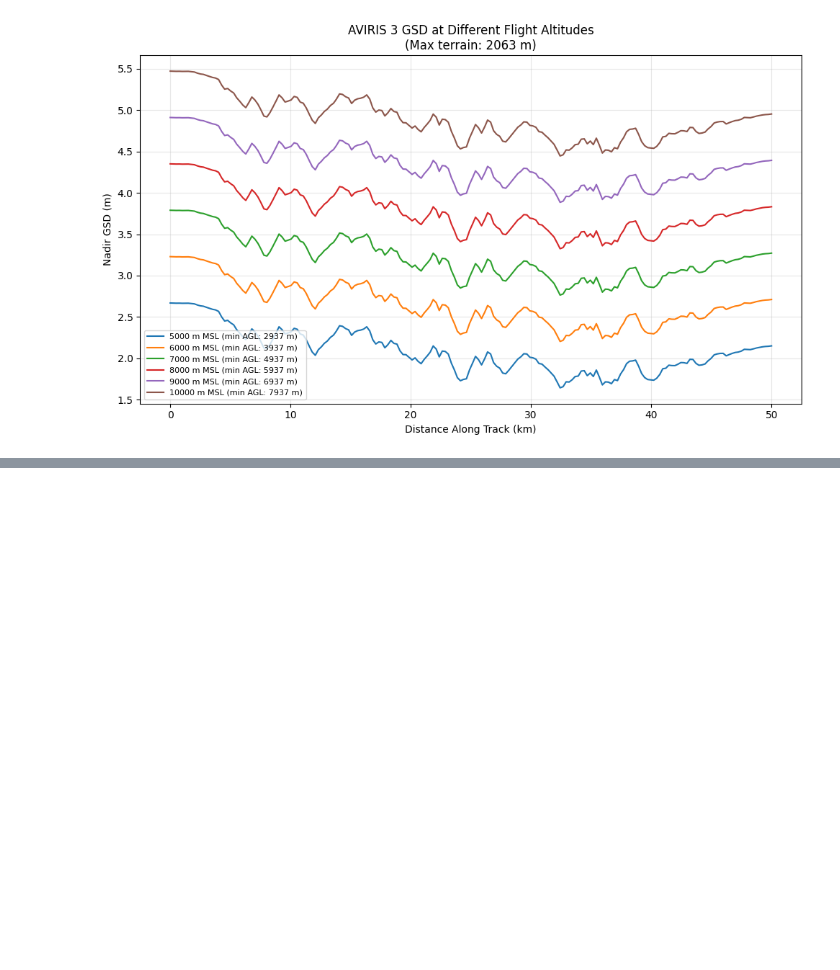
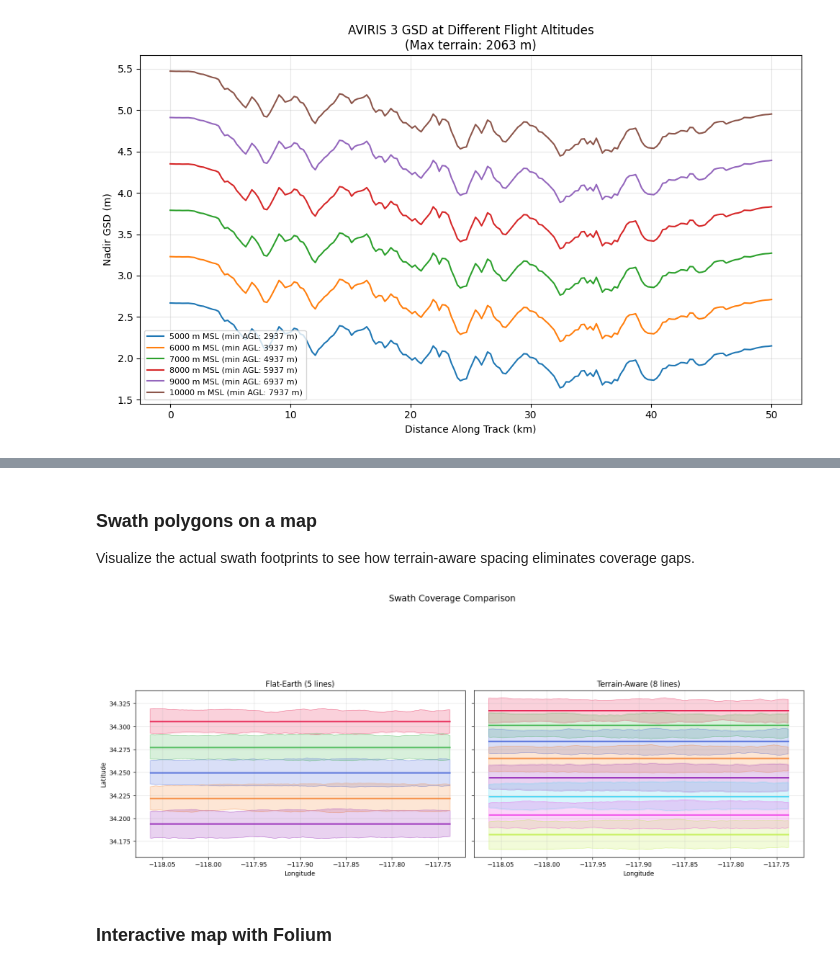
Before and after one commit to ryanpavlick/hyplan, a Jupyter notebook: notebooks/terrain_aware_planning.ipynb, the cells around one changed output, grey strips where cells are left out. Cells and saved outputs as stored; diff of their text form; code cells hidden in the pictures; blank space fills up the shorter version.

```diff
--- a/notebooks/terrain_aware_planning.ipynb
+++ b/notebooks/terrain_aware_planning.ipynb
@@ -185,0 +389,39 @@ plt.show()
+# %% [markdown]
+### Swath polygons on a map
+
+Visualize the actual swath footprints to see how terrain-aware spacing
+eliminates coverage gaps.
+# %%
+colors = ["#e6194b", "#3cb44b", "#4363d8", "#f58231", "#911eb4",
+          "#42d4f4", "#f032e6", "#bfef45", "#fabed4", "#469990"]
+
+fig, (ax1, ax2) = plt.subplots(1, 2, figsize=(16, 8), sharey=True)
+
+for ax, lines_list, title in [
+    (ax1, flat_lines, f"Flat-Earth ({len(flat_lines)} lines)"),
+    (ax2, terrain_lines, f"Terrain-Aware ({len(terrain_lines)} lines)"),
+]:
+    for i, fl in enumerate(lines_list):
+        color = colors[i % len(colors)]
+        # Draw swath polygon
+        swath_poly = generate_swath_polygon(fl, sensor)
+        xs, ys = swath_poly.exterior.xy
+        ax.fill(xs, ys, alpha=0.2, color=color)
+        ax.plot(xs, ys, color=color, linewidth=0.5, alpha=0.5)
+        # Draw flight line
+        x, y = fl.geometry.xy
+        ax.plot(x, y, color=color, linewidth=2)
+
+    ax.set_title(title)
+    ax.set_xlabel("Longitude")
+    ax.set_aspect("equal")
+    ax.grid(True, alpha=0.3)
+
+ax1.set_ylabel("Latitude")
+plt.suptitle("Swath Coverage Comparison", fontsize=14)
+plt.tight_layout()
+plt.show()
+# %% [output]
+[figure, added]
+# %% [markdown]
+### Interactive map with Folium
```
Also changed, not shown: parts of 9 cells of this notebook, 3 other files.
